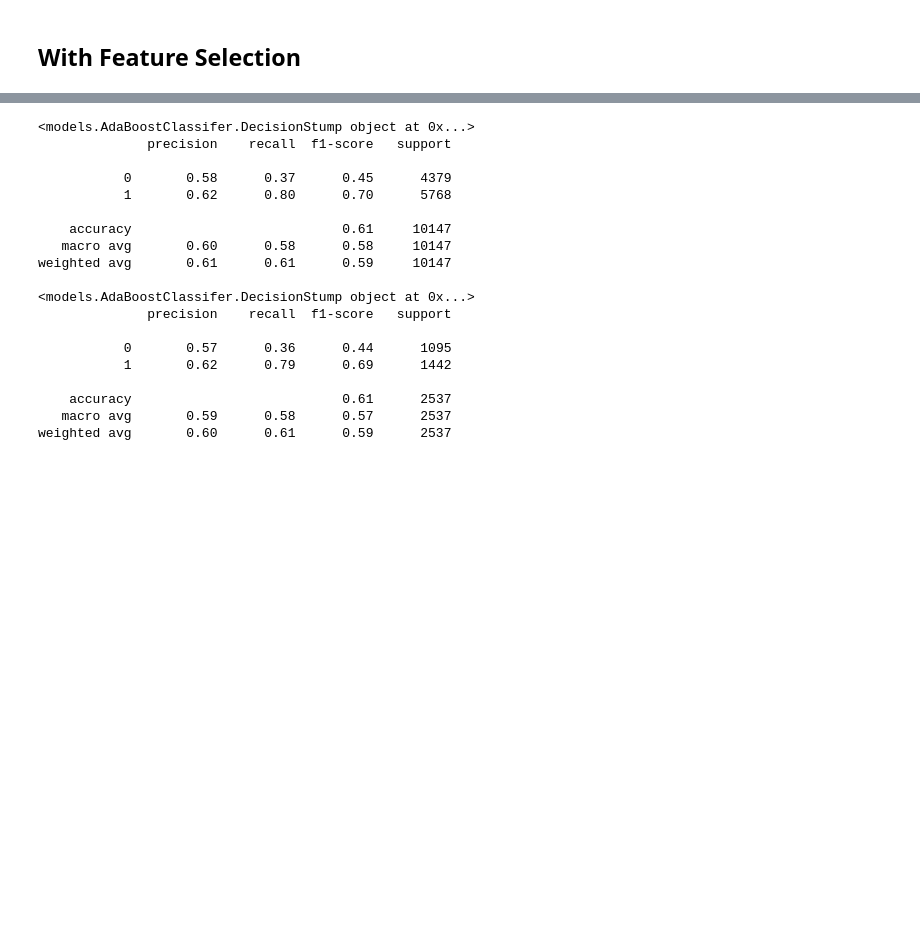
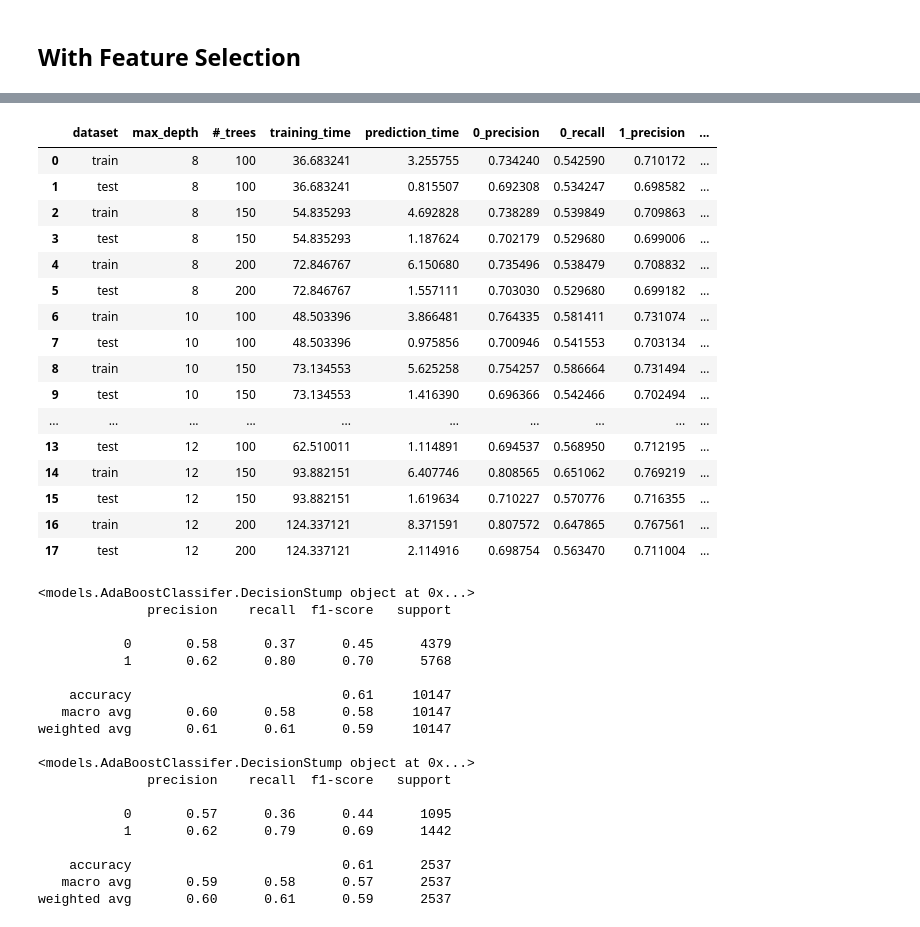
Before and after one commit to TomTomoki/In-vehicle-couple-recommendation, a Jupyter notebook: ProjectReport.ipynb, the cells around one changed output, grey strips where cells are left out. Cells and saved outputs as stored; diff of their text form; code cells hidden in the pictures; blank space fills up the shorter version.

Commit message:
Build RandomForest with feature selection

```diff
--- a/ProjectReport.ipynb
+++ b/ProjectReport.ipynb
@@ -731,9 +725,7 @@ y = df.Y
 
 x_train, x_test, y_train, y_test = train_test_split(x, y, test_size = 0.2, random_state=12)
 # %%
-# 14, 13, 12
-# x:
-dt_model = DecisionTree(min_samples_split=3, max_depth=8, classifier=True, column_names=list(x_train.columns))
+dt_model = DecisionTree(min_samples_split=3, max_depth=9, classifier=True, column_names=list(x_train.columns))
 dt_model.fit(x_train.to_numpy(), y_train.values.reshape(-1,1))
 
 y_hat = dt_model.predict(x_train.to_numpy())
@@ -797,5 +774,6 @@ coupon
 # %%
-x = df.loc[:, ['coupon', 'CoffeeHouse', 'Bar', 'toCoupon_GEQ25min', 'passanger', 'income']]
+x = df.loc[:, ['coupon', 'CoffeeHouse', 'Bar', 'toCoupon_GEQ25min', 'expiration', 'temperature', 'direction_same', 'passanger', 'age', 'income']]
 y = df.Y
 
 x_train, x_test, y_train, y_test = train_test_split(x, y, test_size = 0.2, random_state=12)
+x_train.shape
@@ -802,3 +781,0 @@ x_train, x_test, y_train, y_test = train_test_split(x, y, test_size = 0.2, rando
-# %%
-rf_model = RandomForestClassifier(min_samples_split=2, max_depth=12, n_trees=200)
-rf_model.fit(x_train.to_numpy(), y_train.to_numpy())
@@ -829,3 +782,79 @@ weighted avg       0.69      0.69      0.69      2537
+# %%
+max_depth = [8, 10, 12]
+n_trees = [100, 150, 200]
+results = []
+
+for d in max_depth:
+    for n in n_trees:
+        rf_model = RandomForestClassifier(min_samples_split=2, max_depth=d, n_trees=n)
+
+        t0 = time.time()
+        rf_model.fit(x_train.to_numpy(), y_train.to_numpy())
+        train_time = time.time()-t0
+
+        t0 = time.time()
+        y_hat = rf_model.predict(x_train.to_numpy())
+        prediction_time = time.time()-t0
+        report = classification_report(y_train, y_hat, output_dict=True)
+
+        train_result = []
+        train_result.append('train')
+        train_result.append(d)
+        train_result.append(n)
+        train_result.append(train_time)
+        train_result.append(prediction_time)
+        train_result.append(report['0']['precision'])
+        train_result.append(report['0']['recall'])
+        train_result.append(report['1']['precision'])
+        train_result.append(report['1']['recall'])
+        train_result.append(report['accuracy'])
+        train_result.append(report['weighted avg']['precision'])
+        train_result.append(report['weighted avg']['recall'])
+
+        t0 = time.time()
+        y_hat = rf_model.predict(x_test.to_numpy())
+        prediction_time = time.time()-t0
+        report = classification_report(y_test, y_hat, output_dict=True)
+
+        test_result = []
+        test_result.append('test')
+        test_result.append(d)
+        test_result.append(n)
+        test_result.append(train_time)
+        test_result.append(prediction_time)
+        test_result.append(report['0']['precision'])
+        test_result.append(report['0']['recall'])
+        test_result.append(report['1']['precision'])
+        test_result.append(report['1']['recall'])
+        test_result.append(report['accuracy'])
+        test_result.append(report['weighted avg']['precision'])
+        test_result.append(report['weighted avg']['recall'])
+
+        results.append(train_result)
+        results.append(test_result)
+
+report_columns = ['dataset', 'max_depth', '#_trees', 'training_time', 'prediction_time', '0_precision', '0_recall', '1_precision', '1_recall', 'accuracy',
+                    'weighted_avg_precision', 'weighted_avg_recall']
+
+pd.DataFrame(results, columns=report_columns)
+# %% [output]
+|  | dataset | max_depth | #_trees | training_time | prediction_time | 0_precision | 0_recall | 1_precision | ... |
+| 0 | train | 8 | 100 | 36.683241 | 3.255755 | 0.734240 | 0.542590 | 0.710172 | ... |
+| 1 | test | 8 | 100 | 36.683241 | 0.815507 | 0.692308 | 0.534247 | 0.698582 | ... |
+| 2 | train | 8 | 150 | 54.835293 | 4.692828 | 0.738289 | 0.539849 | 0.709863 | ... |
+| 3 | test | 8 | 150 | 54.835293 | 1.187624 | 0.702179 | 0.529680 | 0.699006 | ... |
+| 4 | train | 8 | 200 | 72.846767 | 6.150680 | 0.735496 | 0.538479 | 0.708832 | ... |
+| 5 | test | 8 | 200 | 72.846767 | 1.557111 | 0.703030 | 0.529680 | 0.699182 | ... |
+| 6 | train | 10 | 100 | 48.503396 | 3.866481 | 0.764335 | 0.581411 | 0.731074 | ... |
+| 7 | test | 10 | 100 | 48.503396 | 0.975856 | 0.700946 | 0.541553 | 0.703134 | ... |
+| 8 | train | 10 | 150 | 73.134553 | 5.625258 | 0.754257 | 0.586664 | 0.731494 | ... |
+| 9 | test | 10 | 150 | 73.134553 | 1.416390 | 0.696366 | 0.542466 | 0.702494 | ... |
+| ... | ... | ... | ... | ... | ... | ... | ... | ... | ... |
+| 13 | test | 12 | 100 | 62.510011 | 1.114891 | 0.694537 | 0.568950 | 0.712195 | ... |
+| 14 | train | 12 | 150 | 93.882151 | 6.407746 | 0.808565 | 0.651062 | 0.769219 | ... |
+| 15 | test | 12 | 150 | 93.882151 | 1.619634 | 0.710227 | 0.570776 | 0.716355 | ... |
+| 16 | train | 12 | 200 | 124.337121 | 8.371591 | 0.807572 | 0.647865 | 0.767561 | ... |
+| 17 | test | 12 | 200 | 124.337121 | 2.114916 | 0.698754 | 0.563470 | 0.711004 | ... |
 # %%
 y_train_ = y_train.copy()
 y_train_[y_train_ == 0] = -1
```
Also changed, not shown: parts of 8 cells of this notebook.
